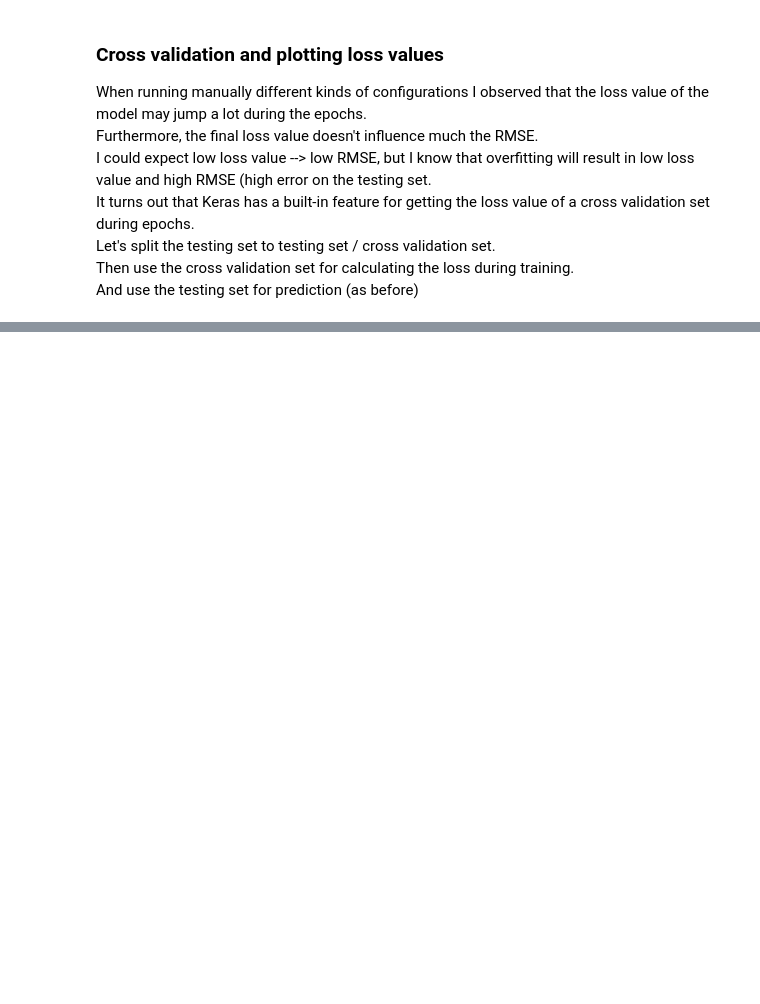
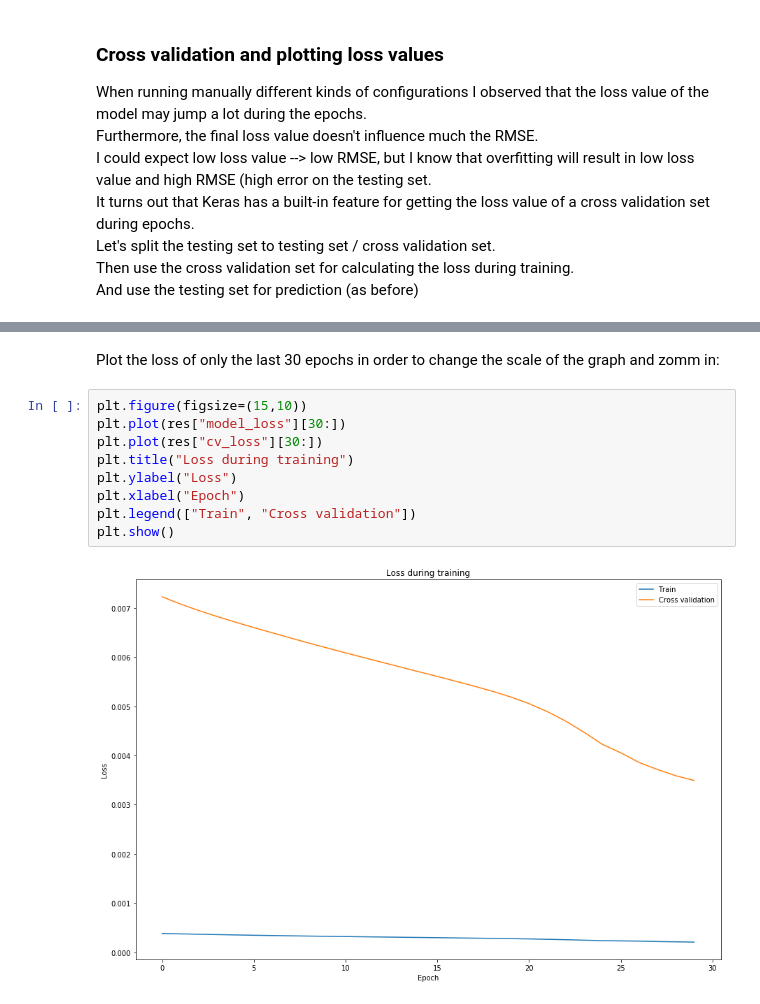
Before and after one commit to edibusl/stocks-predict, a Jupyter notebook: Stocks Prediction - Keras LSTM.ipynb, the cells around one changed output, grey strips where cells are left out. Cells and saved outputs as stored; diff of their text form; blank space fills up the shorter version.

```diff
--- a/Stocks Prediction - Keras LSTM.ipynb
+++ b/Stocks Prediction - Keras LSTM.ipynb
@@ -1138,0 +1266,13 @@ And use the testing set for prediction (as before)
+# %% [markdown]
+Plot the loss of only the last 30 epochs in order to change the scale of the graph and zomm in:
+# %%
+plt.figure(figsize=(15,10))
+plt.plot(res["model_loss"][30:])
+plt.plot(res["cv_loss"][30:])
+plt.title("Loss during training")
+plt.ylabel("Loss")
+plt.xlabel("Epoch")
+plt.legend(["Train", "Cross validation"])
+plt.show()
+# %% [output]
+[figure, added]
```
Also changed, not shown: parts of 57 cells of this notebook, 1 other file.
